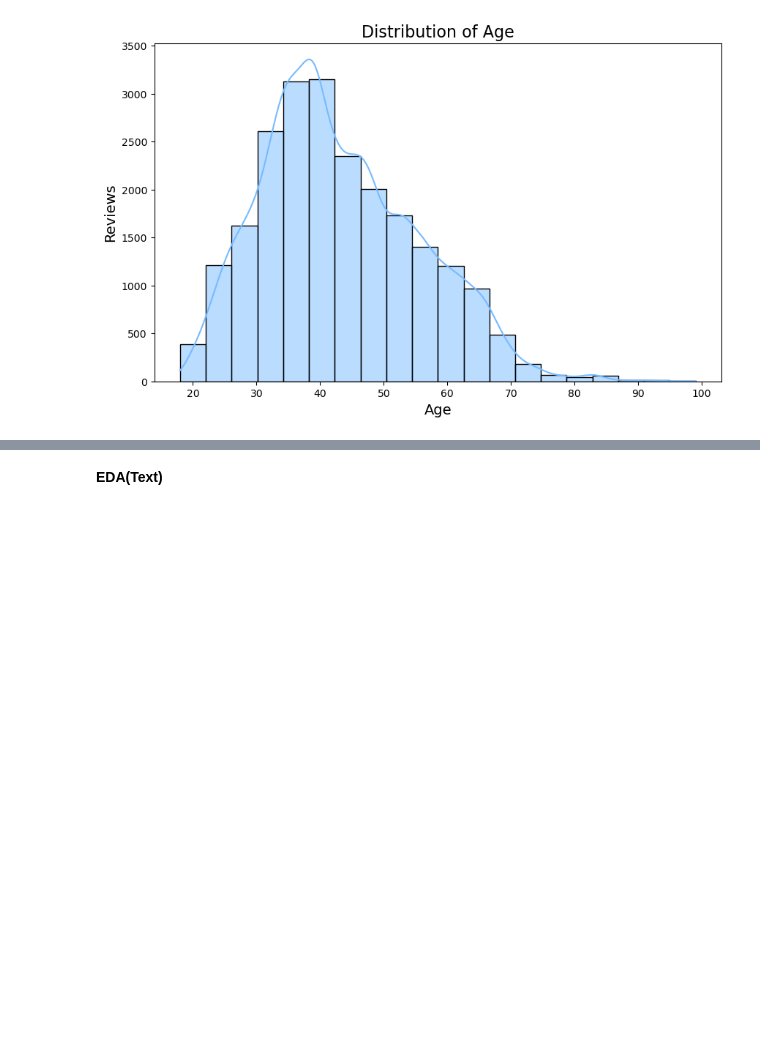
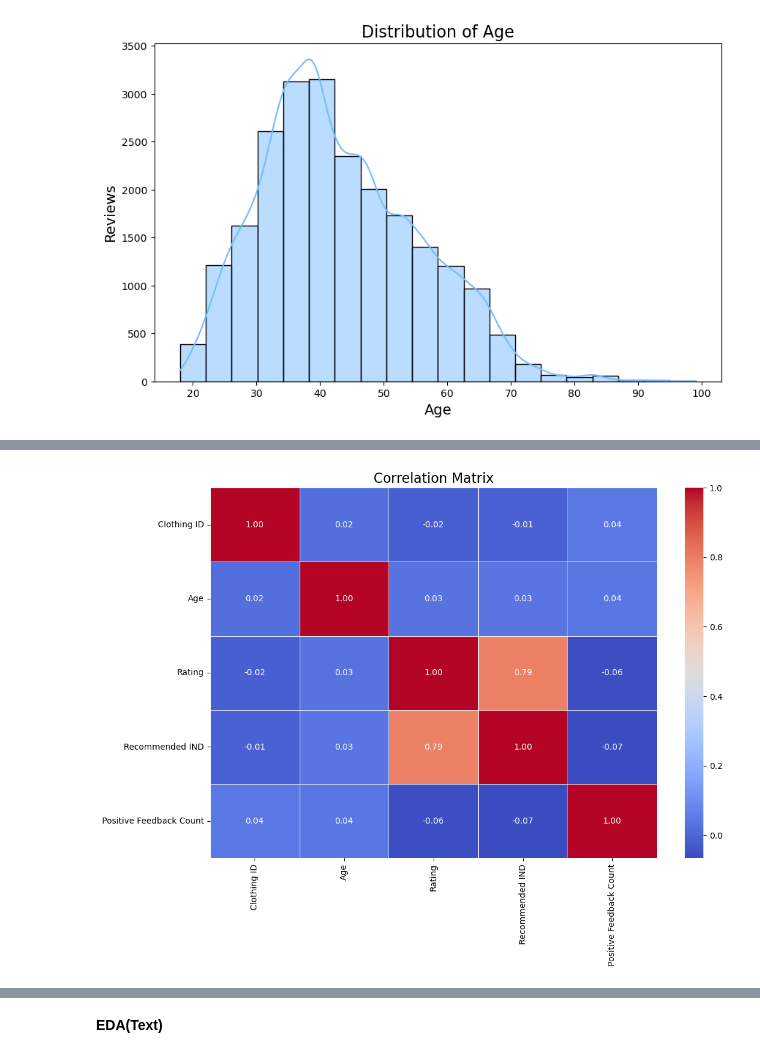
Before and after one commit to john0927626983/womens_clothing_e-commerce_reviews, a Jupyter notebook: EDA.ipynb, the cells around one changed output, grey strips where cells are left out. Drawn from its saved outputs; the diff is of its cells as text; code cells hidden in the pictures; blank space fills up the shorter version.

```diff
--- a/EDA.ipynb
+++ b/EDA.ipynb
@@ -145,0 +194,19 @@ plt.show()
+# %%
+numeric_df = df.select_dtypes(include=['float64', 'int64'])
+
+# Step 3: Compute the correlation matrix
+correlation_matrix = numeric_df.corr()
+
+# Step 4: Plot the correlation matrix as a heatmap
+plt.figure(figsize=(12, 8))
+sns.heatmap(
+    correlation_matrix,
+    annot=True,  # Show correlation values
+    fmt=".2f",   # Format to 2 decimal places
+    cmap='coolwarm',
+    linewidths=0.5
+)
+plt.title('Correlation Matrix', fontsize=16)
+plt.show()
+# %% [output]
+[figure, added]
```
Also changed, not shown: parts of 17 cells of this notebook, 2 other files.
